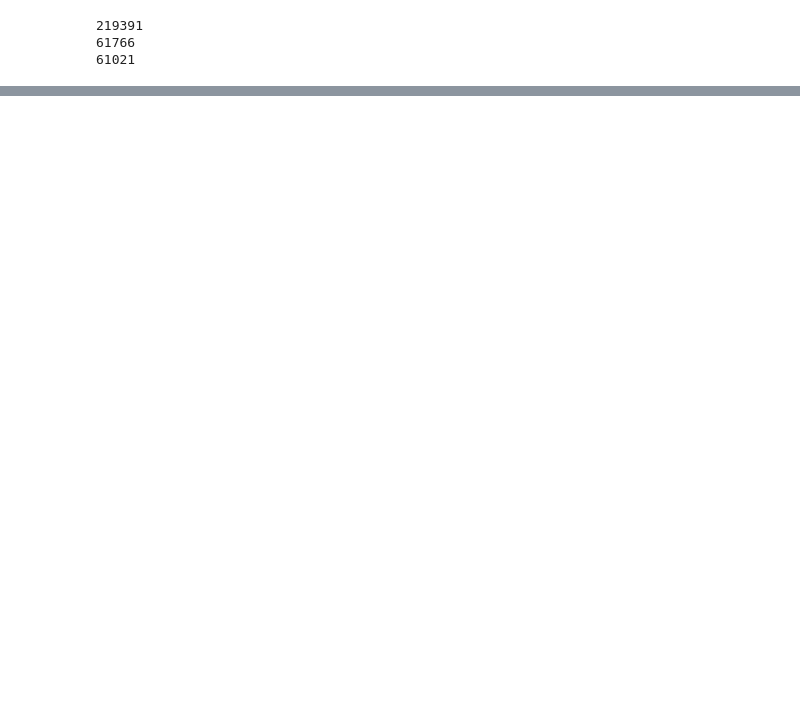
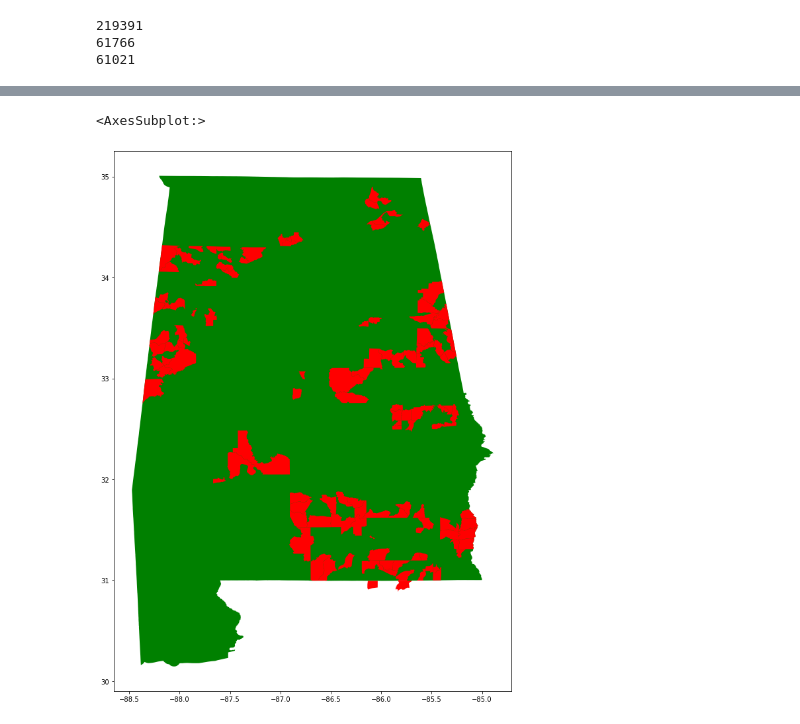
Before and after one commit to PrathamSoni/FCC904, a Jupyter notebook: neighbors.ipynb, the cells around one changed output, grey strips where cells are left out. Saved outputs shown, nothing was run; the diff lists cells and outputs as text; code cells hidden in the pictures; blank space fills up the shorter version.

```diff
--- a/neighbors.ipynb
+++ b/neighbors.ipynb
@@ -29,6 +30,7 @@ existing = pd.read_csv("data/existing_service.csv", encoding="latin")
 existing["bg"] = existing["BlockCode"]//1000
 existing  = existing.loc[(existing["MaxAdDown"]>=25) & (existing["MaxAdUp"]>=3) & (existing["TechCode"]!=60)]
 existing["state"] = existing["bg"]//10000000000
+existing['names'] = [frozenset(x) for x in zip(existing.ProviderName, existing.HoldingCompanyName, existing.DBAName, existing.HocoFinal)]
 existing
 # %% [output]
 |  | LogRecNo | Provider_Id | FRN | ProviderName | DBAName | HoldingCompanyName | HocoNum | HocoFinal | ... |
@@ -182,3 +175,11 @@ with open("neighbors.log", "a") as log:
 
 with open('neighbors.pkl', 'wb') as f:
     pickle.dump(processed_bid_dict, f)
+# %%
+neighbors = {}
+state = "01"
+for d in [x[0] for x in processed_bid_dict[state].neighbors.tolist()]:
+    for k, v in d.items():
+        running = neighbors.get(k, [])
+        running += v
+        neighbors[k] = running
@@ -184,0 +190,21 @@ with open('neighbors.pkl', 'wb') as f:
+# %%
+selected_bidder = "CoBridge Communications"
+df = geopandas.GeoDataFrame(columns=['color', 'geometry'])
+df.loc[0] = ['green', state_shapes.loc[state_shapes["STATEFP"] == state].geometry.item()]
+
+df1 = geopandas.GeoDataFrame(columns=['color', 'geometry'])
+df2 = geopandas.GeoDataFrame(columns=['color', 'geometry'])
+df1["geometry"] = county_shapes.loc[county_shapes.GEOID.isin(neighbors[selected_bidder])].geometry
+df1["color"] = "red"
+
+df2["geometry"] = all_neighbors.loc[all_neighbors["bidder"]==selected_bidder].geometry
+df2["color"] = "blue"
+
+df = pd.concat([df, df1, df2])
+
+df.plot(color=df['color'], figsize=(20, 15))
+#     fig = plot.get_figure()
+#     fig.savefig(f"{selected_bidder}.png")
+# %% [output]
+<AxesSubplot:>
+[figure, added]
```
Also changed, not shown: parts of 12 cells of this notebook, 1 other file.
